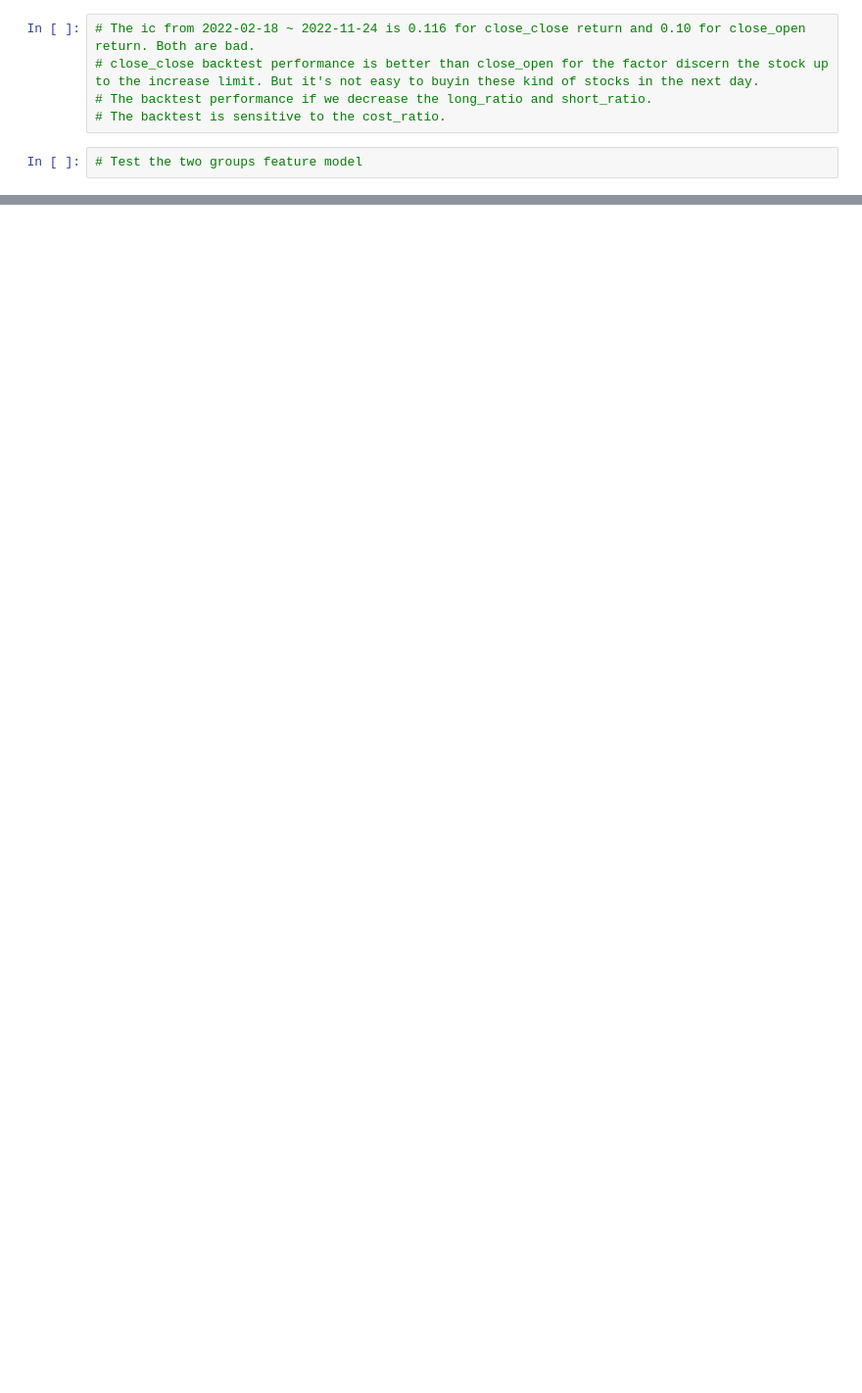
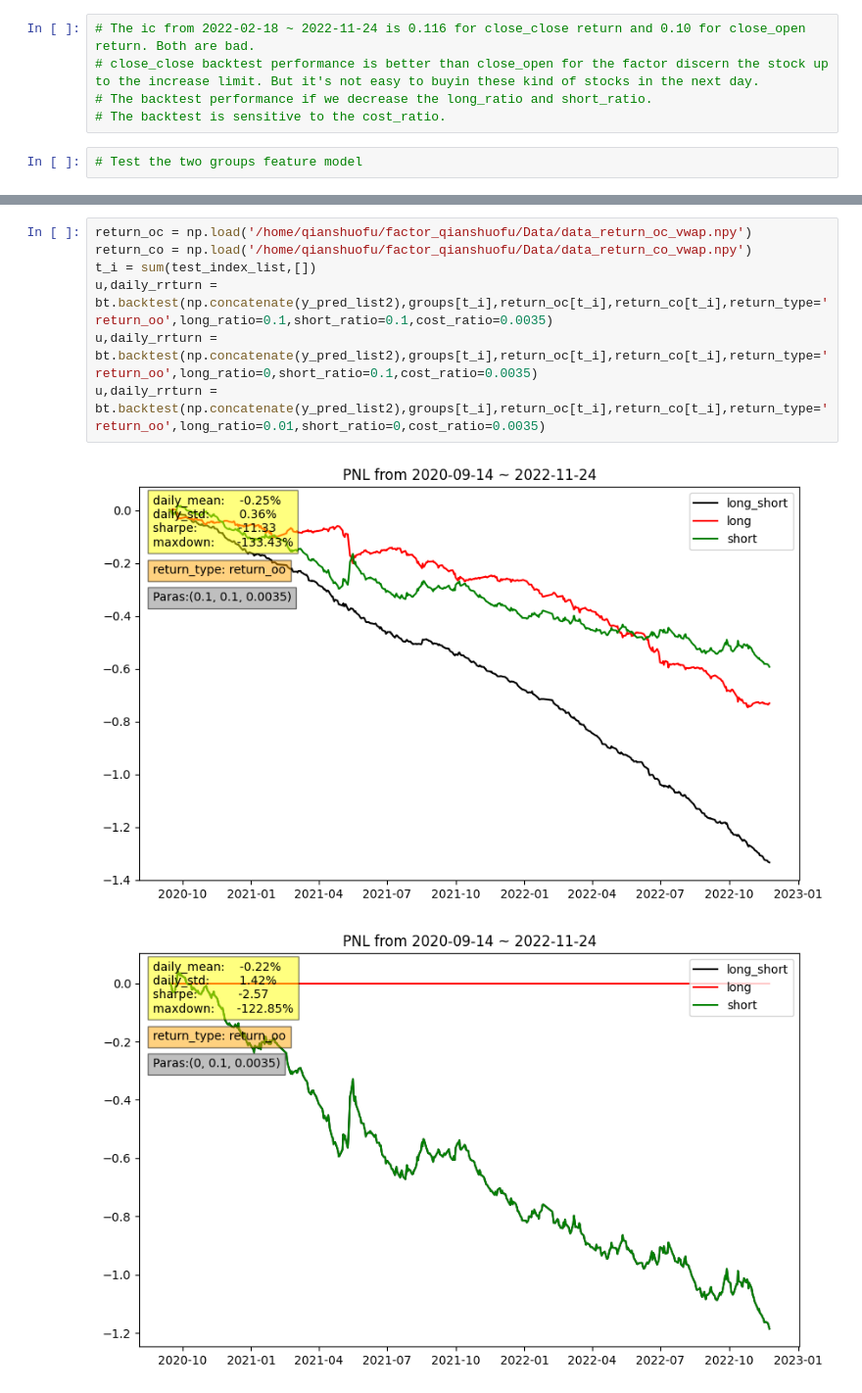
Before and after one commit to shuofu-qian/Yansheng_factor, a Jupyter notebook: 12_feature_lightgbm_2.ipynb, the cells around one changed output, grey strips where cells are left out. Shown at 98% size. Saved outputs shown, nothing was run; the diff lists cells and outputs as text; blank space fills up the shorter version.

```diff
--- a/12_feature_lightgbm_2.ipynb
+++ b/12_feature_lightgbm_2.ipynb
@@ -140,0 +174,10 @@ You can set `force_col_wise=true` to remove the overhead.
+# %%
+return_oc = np.load('/home/qianshuofu/factor_qianshuofu/Data/data_return_oc_vwap.npy')
+return_co = np.load('/home/qianshuofu/factor_qianshuofu/Data/data_return_co_vwap.npy')
+t_i = sum(test_index_list,[])
+u,daily_rrturn = bt.backtest(np.concatenate(y_pred_list2),groups[t_i],return_oc[t_i],return_co[t_i],return_type='return_oo',long_ratio=0.1,short_ratio=0.1,cost_ratio=0.0035)
+u,daily_rrturn = bt.backtest(np.concatenate(y_pred_list2),groups[t_i],return_oc[t_i],return_co[t_i],return_type='return_oo',long_ratio=0,short_ratio=0.1,cost_ratio=0.0035)
+u,daily_rrturn = bt.backtest(np.concatenate(y_pred_list2),groups[t_i],return_oc[t_i],return_co[t_i],return_type='return_oo',long_ratio=0.01,short_ratio=0,cost_ratio=0.0035)
+# %% [output]
+[figure, added]
+[figure, added]
```
Also changed, not shown: parts of 25 cells of this notebook, 4 other files.
